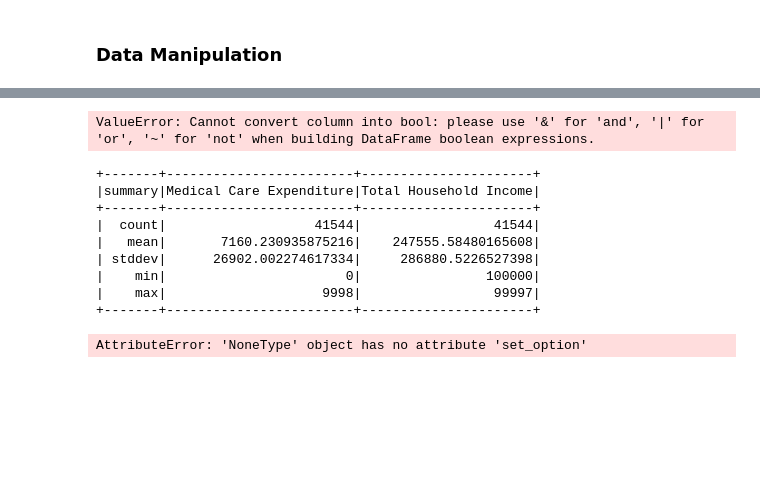
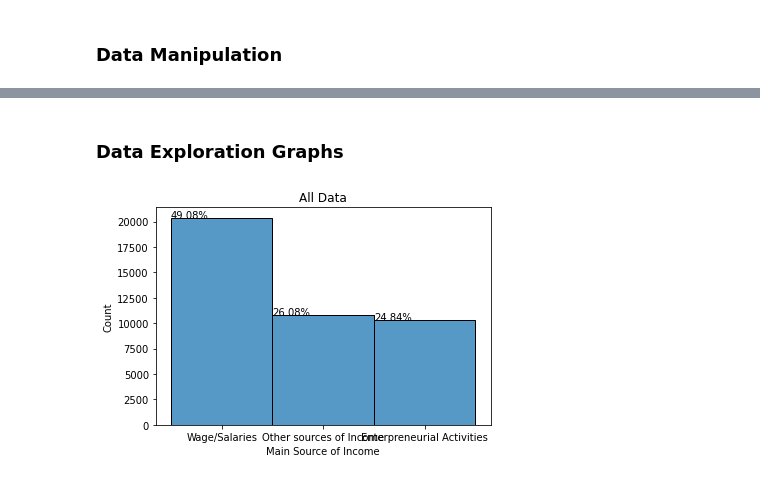
Before and after one commit to sconc/722DataMining, a Jupyter notebook: Iteration4.ipynb, the cells around one changed output, grey strips where cells are left out. Cells and saved outputs as stored; diff of their text form; code cells hidden in the pictures; blank space fills up the shorter version.

```diff
--- a/Iteration4.ipynb
+++ b/Iteration4.ipynb
@@ -219,7 +239,7 @@ data_schema = [StructField('Total Household Income',IntegerType(),True), StructF
               StructField('Type of Roof',StringType(),True), StructField('Type of Walls',StringType(),True),
               StructField('House Floor Area',IntegerType(),True), StructField('House Age',IntegerType(),True),
               StructField('Number of bedrooms',IntegerType(),True), StructField('Tenure Status',StringType(),True),
-              StructField('Toilet Facilities',StringType(),True), StructField('Electricity',BooleanType(),True),
+              StructField('Toilet Facilities',StringType(),True), StructField('Electricity',IntegerType(),True),
               StructField('Main Source of Water Supply',StringType(),True), StructField('Number of Television',IntegerType(),True),
               StructField('Number of CD/VCD/DVD',IntegerType(),True), StructField('Number of Component/Stereo set',IntegerType(),True),
               StructField('Number of Refrigerator/Freezer',IntegerType(),True), StructField('Number of Washing Machine',IntegerType(),True),
@@ -231,7 +251,11 @@ data_schema = [StructField('Total Household Income',IntegerType(),True), StructF
 
 final_struct = StructType(fields=data_schema)
 # %%
-# And now we can read in the data using that schema. If we print the schema, we can see that age is now an integer.
-df = spark.read.json('Datasets/people.json', schema=final_struct)
+# And now we can read in the data using that schema. The other fields are read as integer.
 
-df.printSchema()
+df1 = spark.read.option("header", True).csv('dataset/data_ncr.csv', schema=final_struct)
+df2 = spark.read.option("header", True).csv('dataset/data_therest.csv', schema=final_struct)
+statsdata = unionAll([df1, df2])
+
+print("Combined dataset with updated dtypes:", statsdata.count(), "x", len(statsdata.columns))
+statsdata.printSchema()
@@ -238,27 +300,19 @@ df.printSchema()
+# %% [markdown]
+### Data Exploration Graphs
 # %%
 # Data Visualization
+def histBarWithPercentage(pysparkDf, category, title):
+    statsdata_pandas = pysparkDf.toPandas()
+    ax = sns.histplot (data=statsdata_pandas, x=category)
+    total = statsdata_pandas[category].count()
+    for p in ax.patches:
+        txt = str((p.get_height()/total*100).round(2)) + '%'
+        txt_x = p.get_x()
+        txt_y = p.get_height()
+        ax.text(txt_x,txt_y,txt)
+    plt.title(title)
+    plt.show()
 
-ax = sns.histplot (data=statsdata, x="Main Source of Income")
-total = statsdata["Main Source of Income"].count()
-for p in ax.patches:
-    txt = str((p.get_height()/total*100).round(2)) + '%'
-    txt_x = p.get_x()
-    txt_y = p.get_height()
-    ax.text(txt_x,txt_y,txt)
-
-plt.show()
+histBarWithPercentage(statsdata, "Main Source of Income", "All Data")
 # %% [output]
-ValueError: Cannot convert column into bool: please use '&' for 'and', '|' for 'or', '~' for 'not' when building DataFrame boolean expressions.
+[figure, added]
-# %%
-statsdata.describe('Medical Care Expenditure', 'Total Household Income').show().set_option('float_format', '{:,.2f}'.format)
-# %% [output]
-+-------+------------------------+----------------------+
-|summary|Medical Care Expenditure|Total Household Income|
-+-------+------------------------+----------------------+
-|  count|                   41544|                 41544|
-|   mean|       7160.230935875216|    247555.58480165608|
-| stddev|      26902.002274617334|     286880.5226527398|
-|    min|                       0|                100000|
-|    max|                    9998|                 99997|
-+-------+------------------------+----------------------+
-AttributeError: 'NoneType' object has no attribute 'set_option'
```
Also changed, not shown: parts of 28 cells of this notebook.
